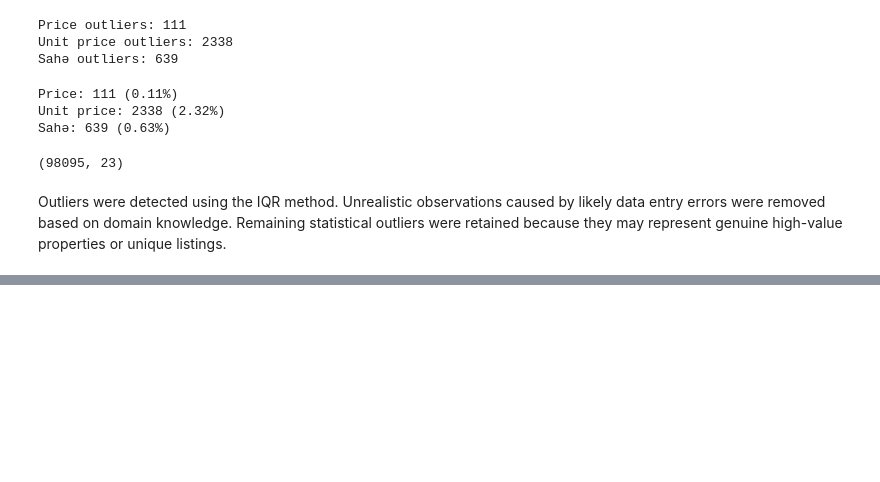
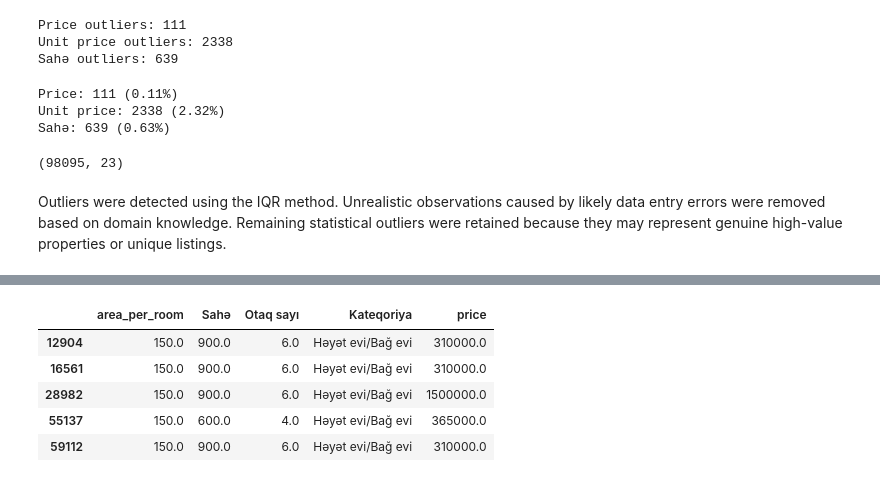
Before and after one commit to AteshUmud999/binaaz-eda-project, a Jupyter notebook: BinaAZ_Real_Estate_EDA_Project.ipynb, the cells around one changed output, grey strips where cells are left out. Drawn from its saved outputs; the diff is of its cells as text; code cells hidden in the pictures; blank space fills up the shorter version.

```diff
--- a/BinaAZ_Real_Estate_EDA_Project.ipynb
+++ b/BinaAZ_Real_Estate_EDA_Project.ipynb
@@ -1343,0 +1433,2 @@ Outliers were detected using the IQR method. Unrealistic observations caused by
+# %%
+df.loc[df["area_per_room"] > 150, "area_per_room"] = np.nan
@@ -1343,0 +1448,15 @@ Outliers were detected using the IQR method. Unrealistic observations caused by
+# %%
+df.nlargest(5, "area_per_room")[[
+    "area_per_room",
+    "Sahə",
+    "Otaq sayı",
+    "Kateqoriya",
+    "price"
+]]
+# %% [output]
+|  | area_per_room | Sahə | Otaq sayı | Kateqoriya | price |
+| 12904 | 150.0 | 900.0 | 6.0 | Həyət evi/Bağ evi | 310000.0 |
+| 16561 | 150.0 | 900.0 | 6.0 | Həyət evi/Bağ evi | 310000.0 |
+| 28982 | 150.0 | 900.0 | 6.0 | Həyət evi/Bağ evi | 1500000.0 |
+| 55137 | 150.0 | 600.0 | 4.0 | Həyət evi/Bağ evi | 365000.0 |
+| 59112 | 150.0 | 900.0 | 6.0 | Həyət evi/Bağ evi | 310000.0 |
```
Also changed, not shown: parts of 12 cells of this notebook.
